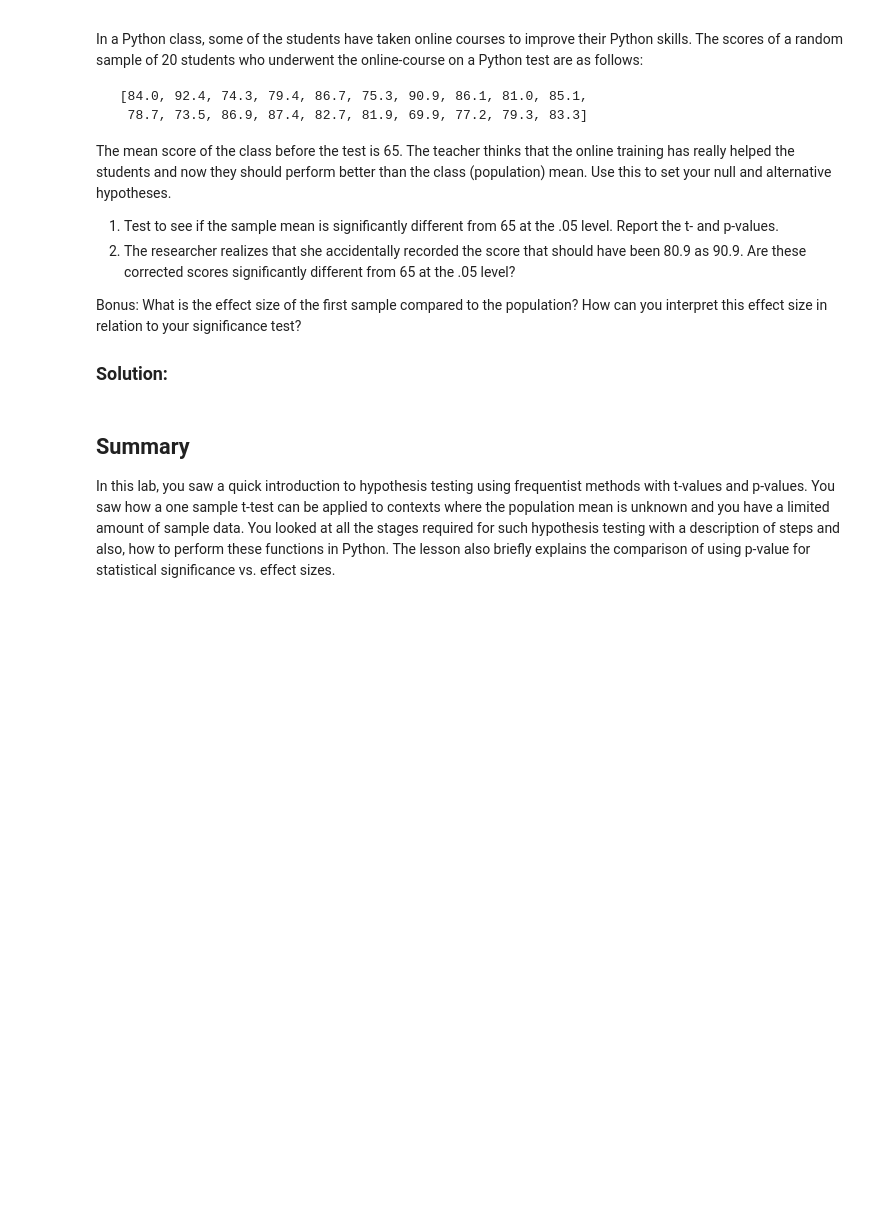
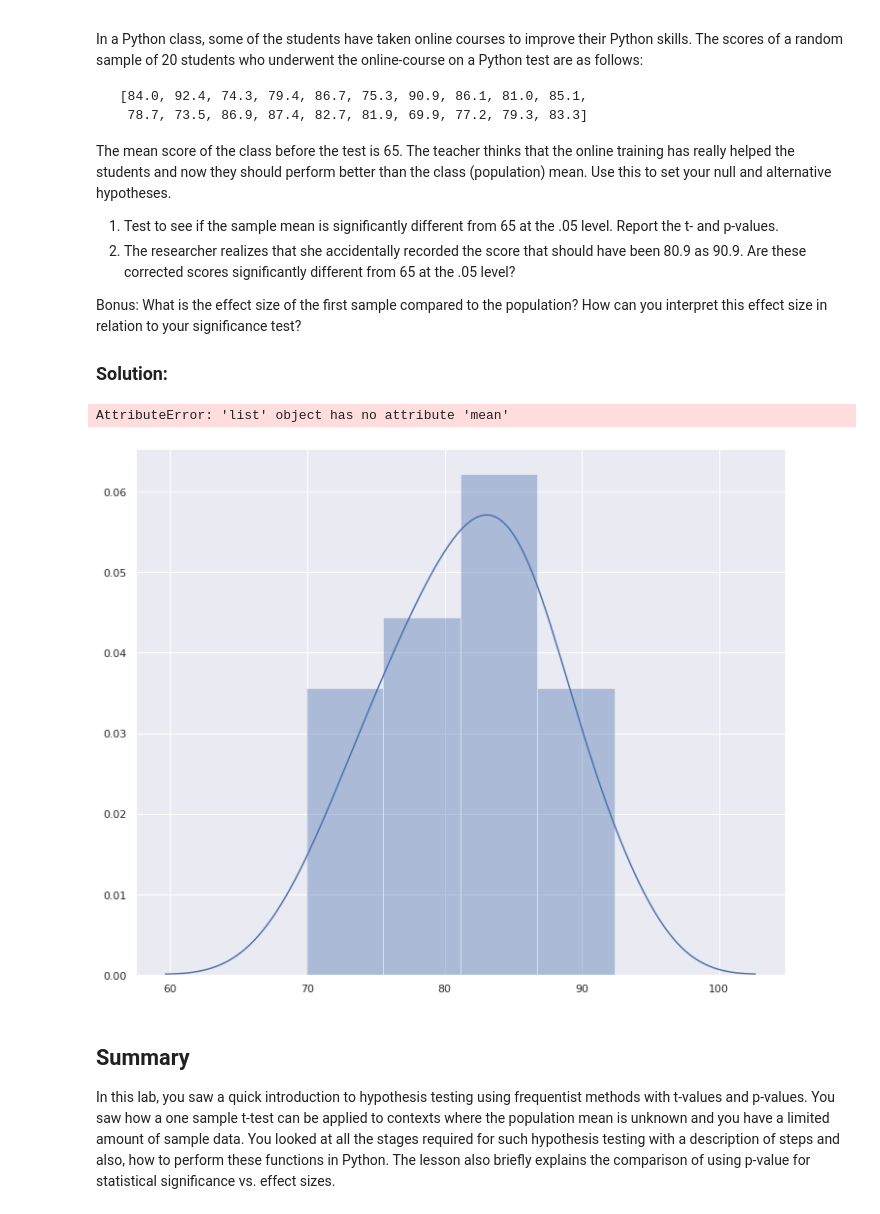
Before and after one commit to chrispfchung/dsc-one-sample-t-tests-lab-nyc-ds-021720, a Jupyter notebook: index.ipynb, the cells around one changed output. Cells and saved outputs as stored; diff of their text form; code cells hidden in the pictures; blank space fills up the shorter version.

```diff
--- a/index.ipynb
+++ b/index.ipynb
@@ -69,7 +69,10 @@ Bonus: What is the effect size of the first sample compared to the population? H
 sample = [84.0, 92.4, 74.3, 79.4, 86.7, 75.3, 90.9, 86.1, 81.0, 85.1,
   78.7, 73.5, 86.9, 87.4, 82.7, 81.9, 69.9, 77.2, 79.3, 83.3]
 # %%
-one_sample_ttest(sample, 65, )
+one_sample_ttest(sample, 65, .05)
+# %% [output]
+AttributeError: 'list' object has no attribute 'mean'
+[figure, added]
 # %% [markdown]
 ## Summary
 
```
